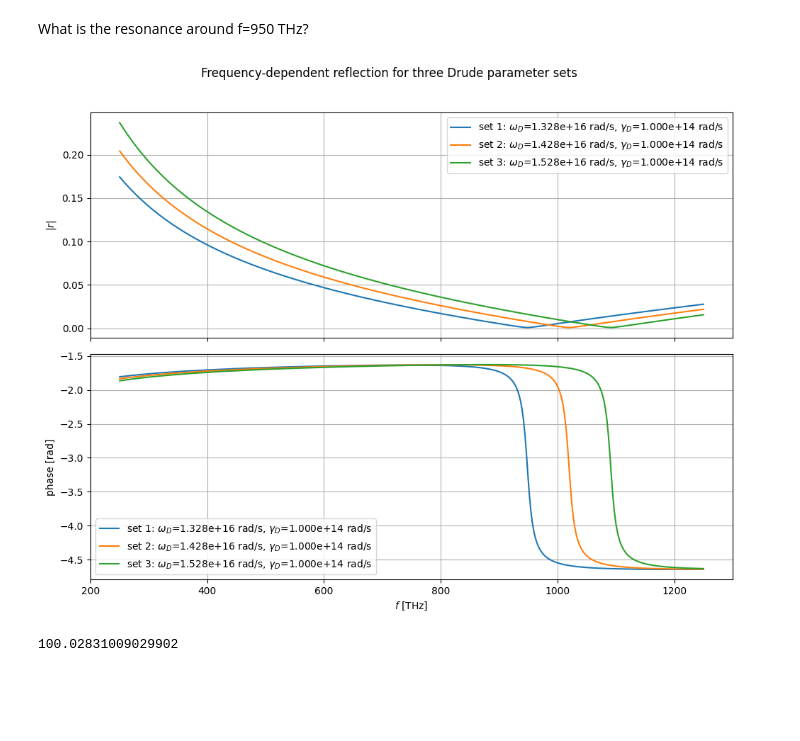
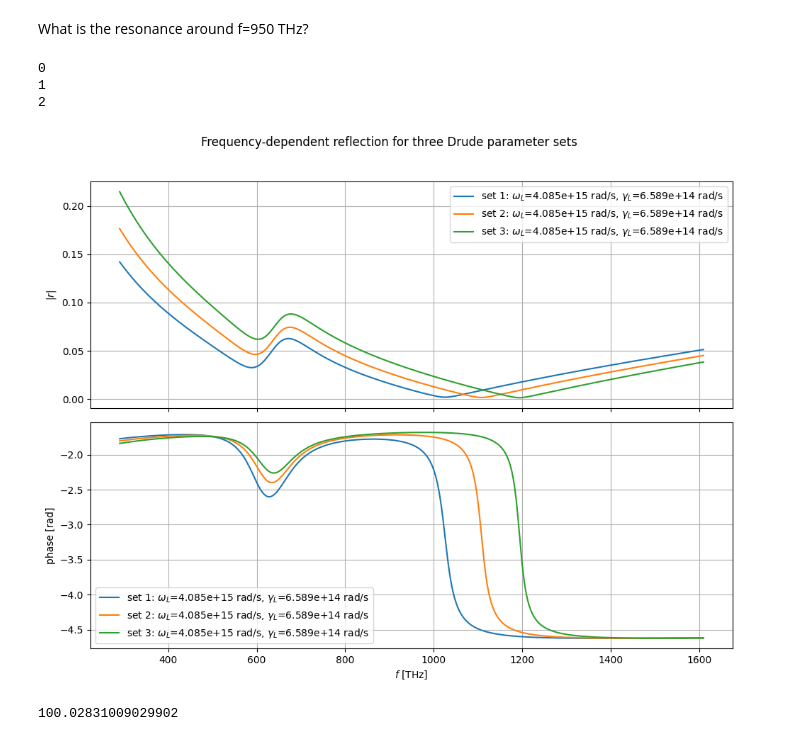
Before and after one commit to archis02/lightmatter, a Jupyter notebook: notebooks/Notebook_reflection_only.ipynb, the cells around one changed output. Drawn from its saved outputs; the diff is of its cells as text; code cells hidden in the pictures; blank space fills up the shorter version.

```diff
--- a/notebooks/Notebook_reflection_only.ipynb
+++ b/notebooks/Notebook_reflection_only.ipynb
@@ -1171,12 +1794,13 @@ plt.tight_layout()
 # %% [markdown]
 What is the resonance around f=950 THz?
 # %%
-from lightmatter.infer_drude_reflection import epsilon_drude
+from lightmatter.peak_analyzer_interpolate import epsilon_drude, epsilon_drudelorentz
 
 def plot_transmission_for_three_drude_parameter_sets(
     omega_arr=None,
     f_arr=None,
     drude_params_list=None,
+    lorentz_params_list=None,
     eps_inf=1.0,
     d_m=5e-9,
     freq_axis="omega",   # "omega" or "f"
@@ -1198,6 +1822,10 @@ def plot_transmission_for_three_drude_parameter_sets(
         Exactly three tuples:
             [(omega_D1, gamma_D1), (omega_D2, gamma_D2), (omega_D3, gamma_D3)]
         with omega_D and gamma_D in rad/s.
+    lorentz_params_list : list of tuples
+            Exactly three tuples:
+                [(del_eps1, omega_L1, gamma_L1), ...]
+            with omega_L and gamma_L in rad/s.
     eps_inf : float
         High-frequency permittivity.
     d_m : float
@@ -1244,16 +1872,19 @@ def plot_transmission_for_three_drude_parameter_sets(
     fig, ax = plt.subplots(2, 1, figsize=figsize, sharex=True)
     r_models = []
 
-    for i, (omega_D, gamma_D) in enumerate(drude_params_list, start=1):
-
-        eps_drude = epsilon_drude(
+    for i in range(3):
+        print(i)
+        eps_dl = epsilon_drudelorentz(
             omega=omega_arr,
             eps_inf=eps_inf,
-            omega_D=omega_D,
-            gamma_D=gamma_D
+            omega_D=drude_params_list[i][0],
+            gamma_D=drude_params_list[i][1],
+            del_eps=lorentz_params_list[i][0],
+            omega_L=lorentz_params_list[i][1],
+            gamma_L=lorentz_params_list[i][2]
         )
 
-        n_sqr = eps_drude #- 1.0j/omega_arr * del_eps_del_t # this just assumes a static medium
+        n_sqr = eps_dl #- 1.0j/omega_arr * del_eps_del_t # this just assumes a static medium
 
         t_complex_vary = 1.0 + 1.0j * omega_arr * d_m / (2.0 * C0_SI) * (1.0 + n_sqr)
         r_complex_vary = (0.5j*omega_arr*d_m / C0_SI)*(n_sqr - 1.0) * t_complex_vary
@@ -1265,8 +1896,8 @@ def plot_transmission_for_three_drude_parameter_sets(
             phase = np.unwrap(phase)
 
         label = (
-            rf"set {i}: $\omega_D$={omega_D:.3e} rad/s, "
-            rf"$\gamma_D$={gamma_D:.3e} rad/s"
+            rf"set {i+1}: $\omega_L$={lorentz_params_list[i][1]:.3e} rad/s, "
+            rf"$\gamma_L$={lorentz_params_list[i][2]:.3e} rad/s"
         )
 
         ax[0].plot(xplot, np.abs(r_complex_vary), label=label)
@@ -1294,21 +1925,34 @@ def plot_transmission_for_three_drude_parameter_sets(
         "t_models": r_models,
     }
 # %%
-f_plot = np.linspace(250e12, 1250e12, 400)
+f_plot = np.linspace(290e12, 1610e12, 400)
+omega_D0 = 2*np.pi*2113.6 * 1e12
+gamma_D0 = 2*np.pi*15.92 * 1e12
+delta_eps = 1.09
+omega_L0 = 2*np.pi*650.07 * 1e12
+gamma_L0 = 2*np.pi*104.86 * 1e12
 
 x = plot_transmission_for_three_drude_parameter_sets(
     f_arr=f_plot,
     drude_params_list=[
-        ((2*np.pi*2113.6)*1e12, 2*np.pi*15.92 * 1e12),
-        ((2*np.pi*2113.6 + 1000.0)*1e12, 2*np.pi*15.92 * 1e12),
-        ((2*np.pi*2113.6 + 2000.0)*1e12, 2*np.pi*15.92 * 1e12),
+        (omega_D0, gamma_D0),
+        (omega_D0*1.1, gamma_D0),
+        (omega_D0*1.2, gamma_D0),# ------- ## turn off Drude
+    ],
+    lorentz_params_list=[
+        (delta_eps, omega_L0, gamma_L0),
+        (delta_eps, omega_L0, gamma_L0),
+        (delta_eps, omega_L0, gamma_L0),
     ],
     eps_inf=5.967,
     d_m=10e-10,
     freq_axis="f",
 )
 # %% [output]
+0
+1
+2
-[figure, old version]
+[figure, new version]
 # %%
 2*np.pi*15.92
 # %% [output]
```
Also changed, not shown: parts of 34 cells of this notebook, 13 other files.
